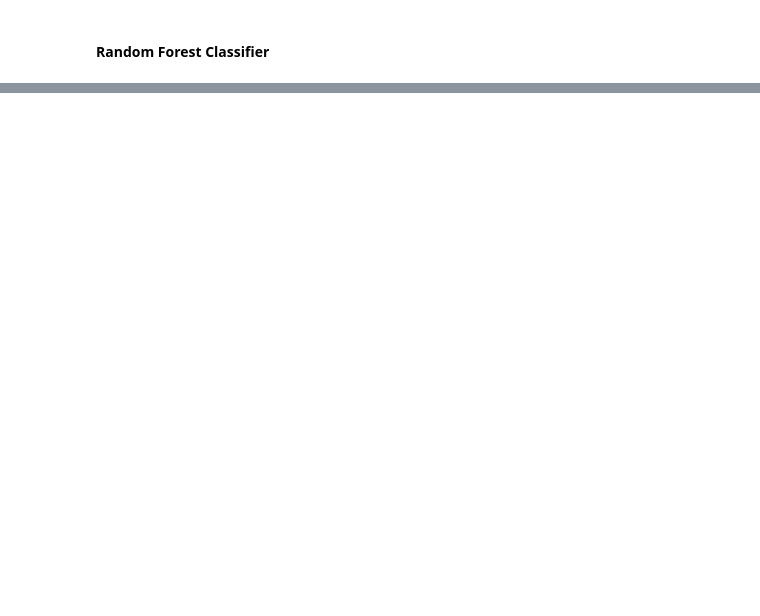
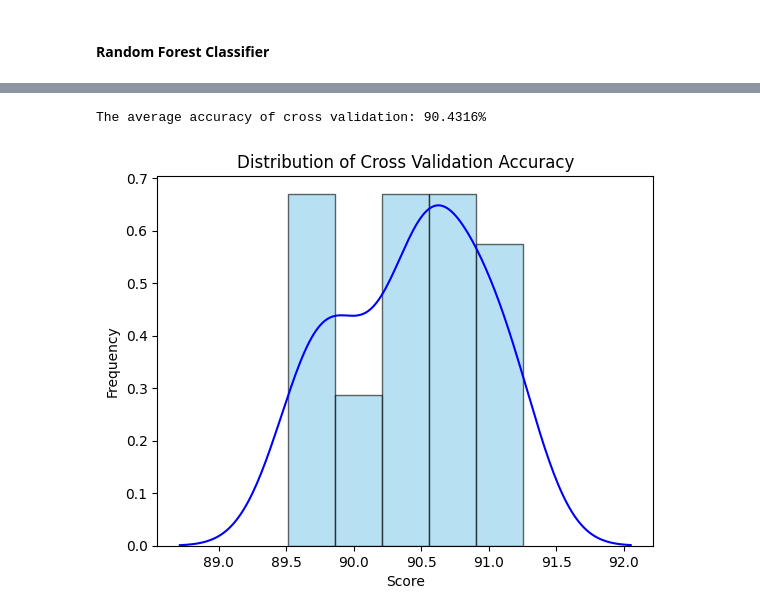
Before and after one commit to jeremi0214/DS_project_BA, a Jupyter notebook: predictive_model.ipynb, the cells around one changed output, grey strips where cells are left out. Cells and saved outputs as stored; diff of their text form; code cells hidden in the pictures; blank space fills up the shorter version.

```diff
--- a/predictive_model.ipynb
+++ b/predictive_model.ipynb
@@ -190,6 +169,11 @@ Accuracy, precision and f1-score for training data are 0.93, 1.0 and 0.72 respec
-# %%
-# Compute the confusion matrix
-cm = ConfusionMatrix(clf_rf, classes=[0,1])
-cm.fit(X_train, y_train)
-
-cm.score(X_train, y_train)
+# %%
+from sklearn.ensemble import RandomForestClassifier
+from sklearn.metrics import classification_report, confusion_matrix
+
+# using random forest classifier
+rforest = RandomForestClassifier()
+rforest.fit(x_train, y_train)
+
+# predicting the test data
+y_pred_rf_train = rforest.predict(x_train)
+y_pred_rf_test = rforest.predict(x_test)
@@ -195,0 +223,29 @@ cm.score(X_train, y_train)
+# %%
+from sklearn.model_selection import cross_val_score
+
+## Cross Validation
+
+# Using K-FOLD method by using cross_val_score
+accuracy = cross_val_score(rforest, x_train, y_train, cv=30)
+# %%
+# Calculate the average of accuracy
+avg_accuracy = round(np.mean(accuracy) * 100, 4)
+print(f"The average accuracy of cross validation: {avg_accuracy}%")
+# %% [output]
+The average accuracy of cross validation: 90.4316%
+# %%
+# Create a histogram with density enabled to normalize it
+plt.hist((accuracy * 100), bins=5, edgecolor='black', color='skyblue', density=True, alpha=0.6, label='Histogram')
+
+# Overlay the KDE (distribution curve)
+sns.kdeplot((accuracy * 100), color='blue', fill=False, label='Density Curve')
+
+# Adding labels and title
+plt.title('Distribution of Cross Validation Accuracy')
+plt.xlabel('Score')
+plt.ylabel('Frequency')
+
+# Display the plot
+plt.show()
+# %% [output]
+[figure, added]
```
Also changed, not shown: parts of 20 cells of this notebook.
